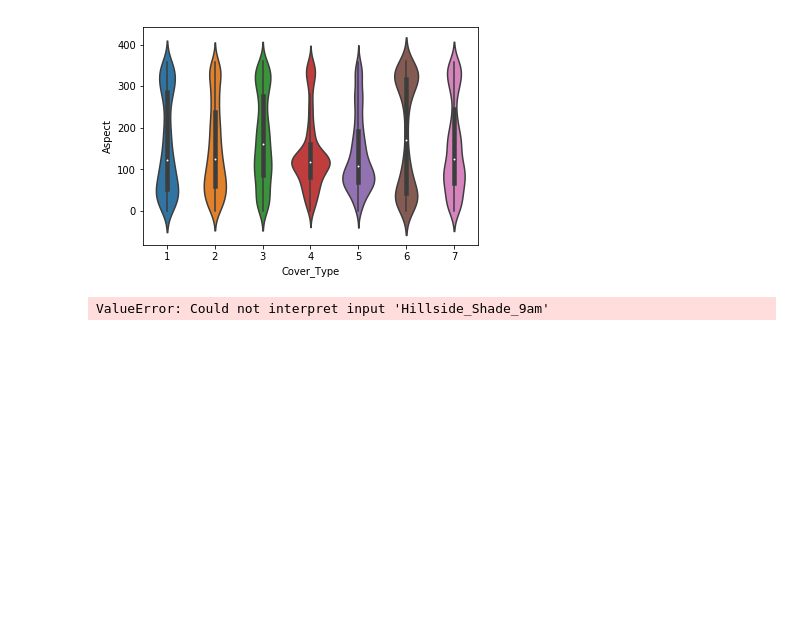
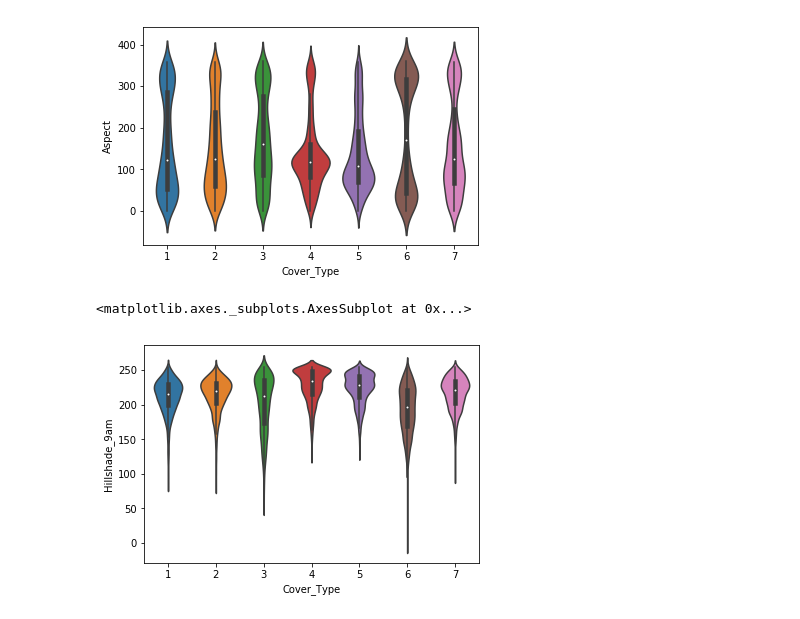
Before and after one commit to biof309/group-project-jcl, a Jupyter notebook: make_some_plots.ipynb, the cells around one changed output. Saved outputs shown, nothing was run; the diff lists cells and outputs as text; code cells hidden in the pictures; blank space fills up the shorter version.

Commit message:
plots

```diff
--- a/make_some_plots.ipynb
+++ b/make_some_plots.ipynb
@@ -26,6 +26,7 @@ sns.violinplot(data = df, x = 'Cover_Type', y = 'Aspect')
 <matplotlib.axes._subplots.AxesSubplot at 0x...>
 [figure]
 # %%
-sns.violinplot(data = df, x = 'Cover_Type', y = 'Hillside_Shade_9am')
+sns.violinplot(data = df, x = 'Cover_Type', y = 'Hillshade_9am')
 # %% [output]
-ValueError: Could not interpret input 'Hillside_Shade_9am'
+<matplotlib.axes._subplots.AxesSubplot at 0x...>
+[figure, added]
```
Also changed, not shown: parts of 1 cell of this notebook.
